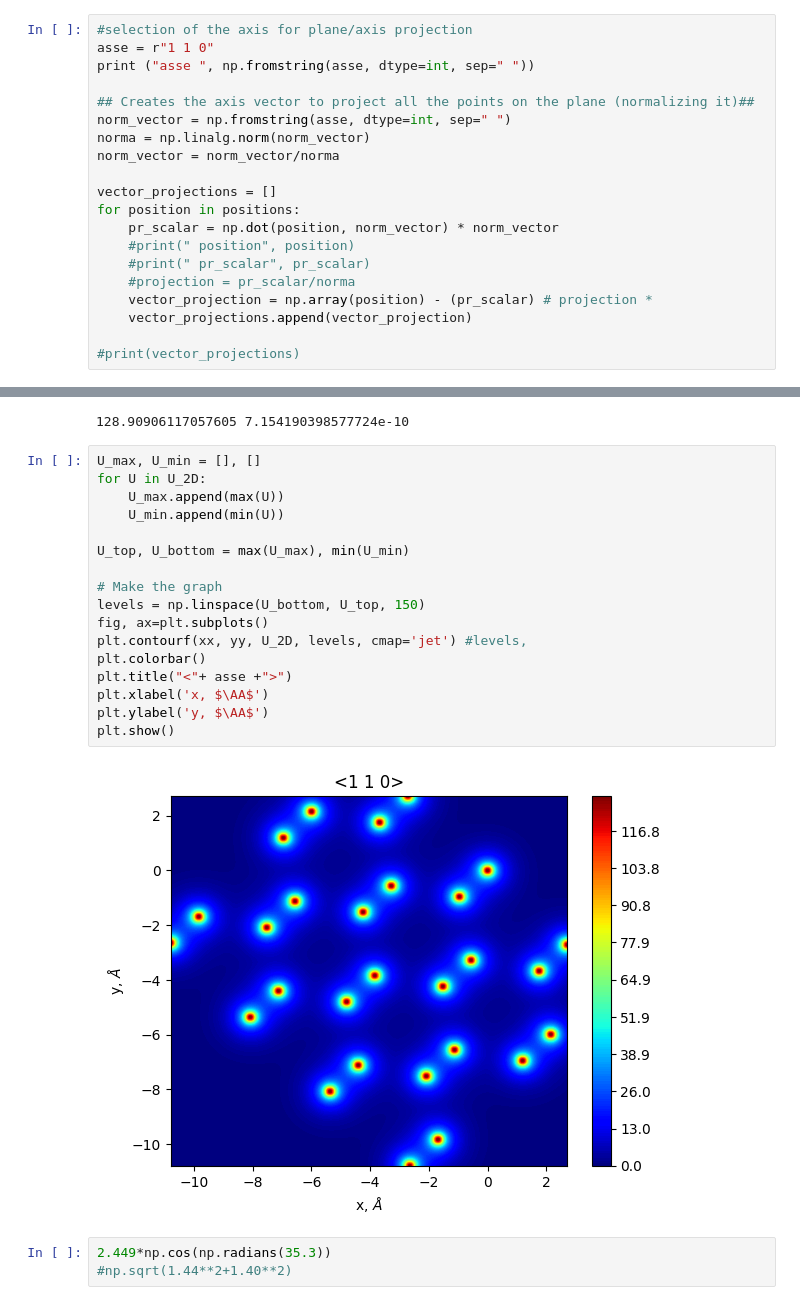
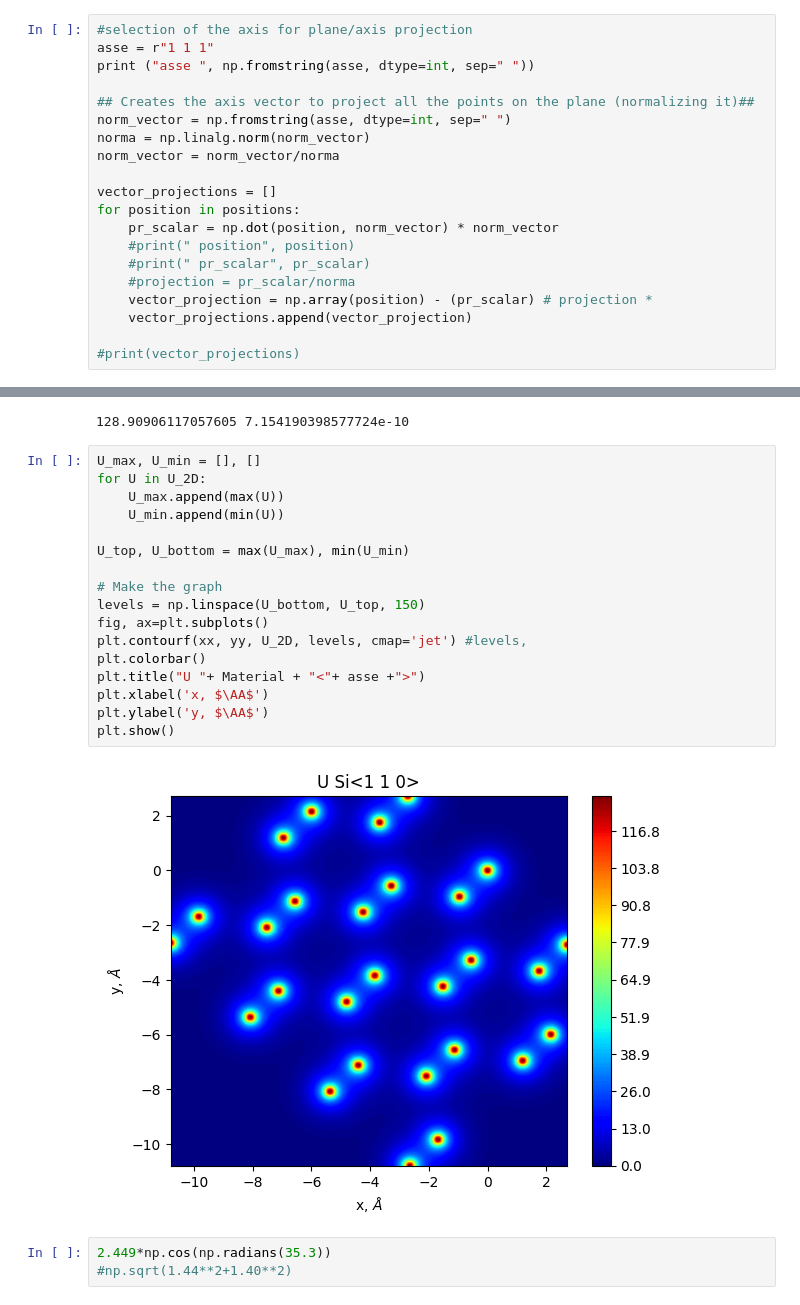
Before and after one commit to Ncanale/Channeling_Potential, a Jupyter notebook: ciftxt_reader.ipynb, the cells around one changed output, grey strips where cells are left out. Drawn from its saved outputs; the diff is of its cells as text.

```diff
--- a/ciftxt_reader.ipynb
+++ b/ciftxt_reader.ipynb
@@ -73,7 +73,7 @@ plt.show()
 [figure]
 # %%
 #selection of the axis for plane/axis projection
-asse = r"1 1 0"
+asse = r"1 1 1"
 print ("asse ", np.fromstring(asse, dtype=int, sep=" "))
 
 ## Creates the axis vector to project all the points on the plane (normalizing it)##
@@ -329,22 +329,22 @@ U_2D -= U_bottom
 # %%
 U_max, U_min = [], []
 for U in U_2D:
     U_max.append(max(U))
     U_min.append(min(U))
 
 U_top, U_bottom = max(U_max), min(U_min)
 
 # Make the graph
 levels = np.linspace(U_bottom, U_top, 150)
 fig, ax=plt.subplots()
 plt.contourf(xx, yy, U_2D, levels, cmap='jet') #levels,
 plt.colorbar()
-plt.title("<"+ asse +">")
+plt.title("U "+ Material + "<"+ asse +">")
 plt.xlabel('x, $\AA$')
 plt.ylabel('y, $\AA$')
 plt.show()
 # %% [output]
-[figure, old version]
+[figure, new version]
 # %%
 2.449*np.cos(np.radians(35.3))
 #np.sqrt(1.44**2+1.40**2)
```
Also changed, not shown: parts of 6 cells of this notebook.
